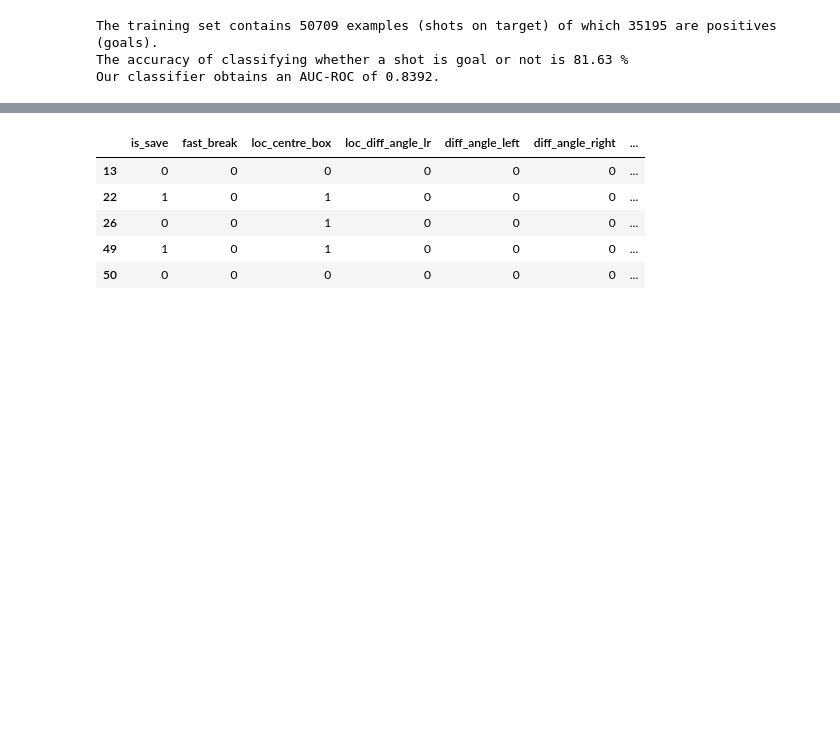
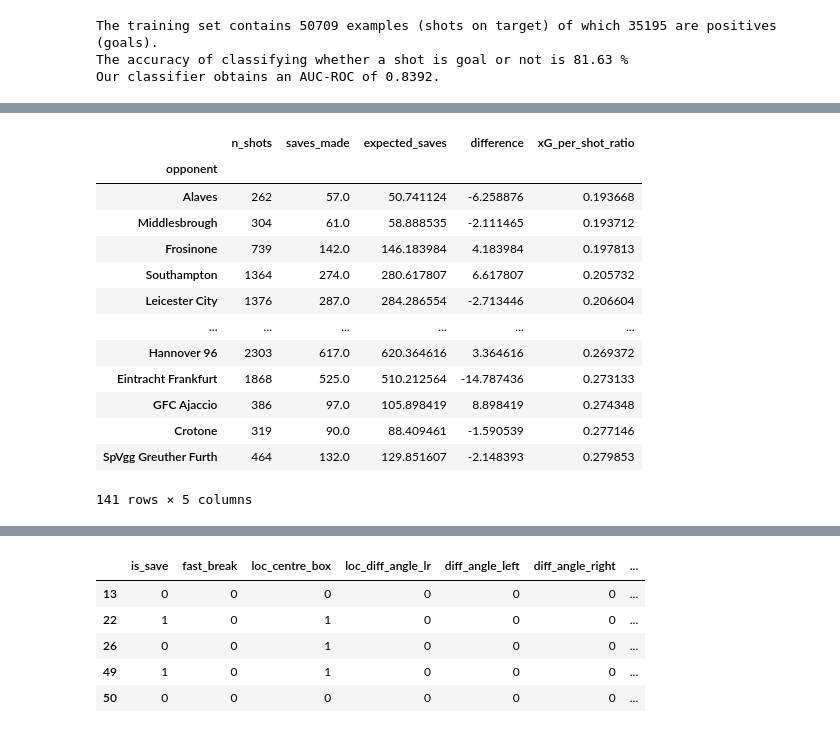
Before and after one commit to gmtorres/MIEIC_19_20_IART, a Jupyter notebook: Proj2/expected_save.ipynb, the cells around one changed output, grey strips where cells are left out. Drawn from its saved outputs; the diff is of its cells as text; code cells hidden in the pictures; blank space fills up the shorter version.

Commit message:
Expected save report continuation

```diff
--- a/Proj2/expected_save.ipynb
+++ b/Proj2/expected_save.ipynb
@@ -137,6 +179,21 @@ xG_Teams.sort_values(['expected_saves'], ascending=False)
 # %%
 xG_Teams['xG_per_shot_ratio'] = xG_Teams['expected_saves'] / xG_Teams['n_shots']
-xG_Teams[xG_Teams.n_shots>1].sort_values(['xG_per_shot_ratio', 'saves_made'])
+xG_Teams[xG_Teams.n_shots>150].sort_values(['xG_per_shot_ratio', 'saves_made'])
+# %% [output]
+|  | n_shots | saves_made | expected_saves | difference | xG_per_shot_ratio |
+| opponent |  |  |  |  |  |
+| Alaves | 262 | 57.0 | 50.741124 | -6.258876 | 0.193668 |
+| Middlesbrough | 304 | 61.0 | 58.888535 | -2.111465 | 0.193712 |
+| Frosinone | 739 | 142.0 | 146.183984 | 4.183984 | 0.197813 |
+| Southampton | 1364 | 274.0 | 280.617807 | 6.617807 | 0.205732 |
+| Leicester City | 1376 | 287.0 | 284.286554 | -2.713446 | 0.206604 |
+| ... | ... | ... | ... | ... | ... |
+| Hannover 96 | 2303 | 617.0 | 620.364616 | 3.364616 | 0.269372 |
+| Eintracht Frankfurt | 1868 | 525.0 | 510.212564 | -14.787436 | 0.273133 |
+| GFC Ajaccio | 386 | 97.0 | 105.898419 | 8.898419 | 0.274348 |
+| Crotone | 319 | 90.0 | 88.409461 | -1.590539 | 0.277146 |
+| SpVgg Greuther Furth | 464 | 132.0 | 129.851607 | -2.148393 | 0.279853 |
+141 rows × 5 columns
 # %%
 outside_area = events2[(events2.event_type==1) & (events2.location==15)]
 oA_Teams = outside_area[['opponent', 'event_type', 'true_saves', 'expected_saves', 'difference']].groupby('opponent').sum()
```
Also changed, not shown: parts of 13 cells of this notebook.
